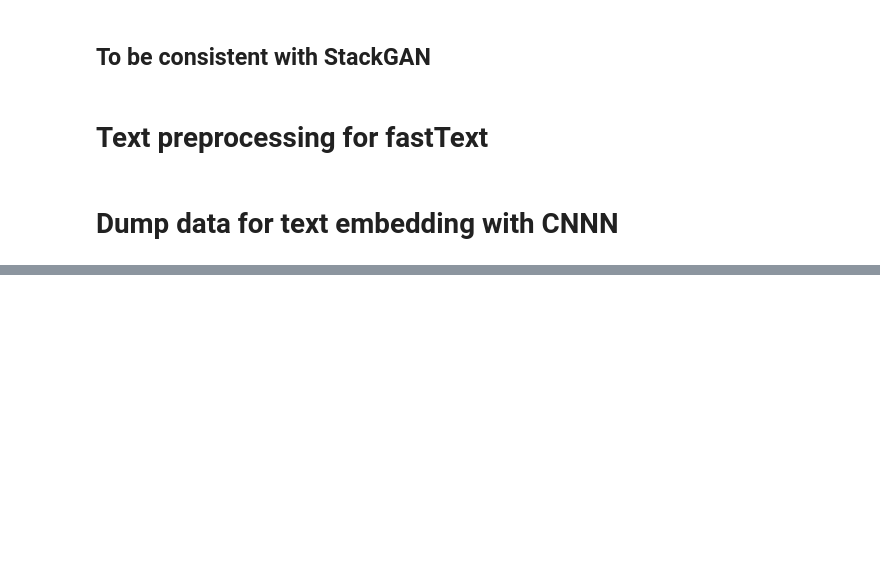
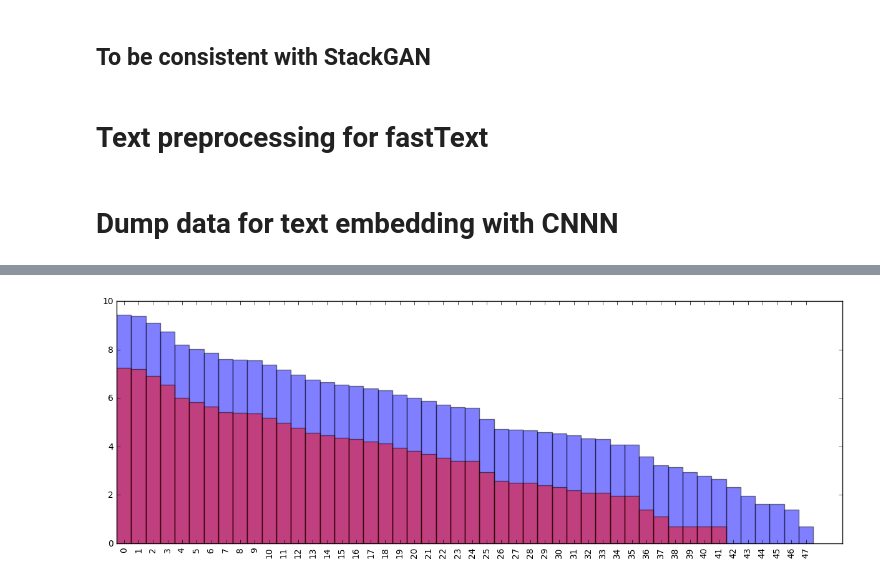
Before and after one commit to 1o0ko/StackGAN, a Jupyter notebook: notebook/data_exploration.ipynb, the cells around one changed output, grey strips where cells are left out. Saved outputs shown, nothing was run; the diff lists cells and outputs as text; code cells hidden in the pictures; blank space fills up the shorter version.

```diff
--- a/notebook/data_exploration.ipynb
+++ b/notebook/data_exploration.ipynb
@@ -242,0 +333,2 @@ dump_for_emmbeddings(data_set, OUTPUT, batch_size = BATH_SIZE, vocab=None)
+# %%
+data, labels, tokenizer = load_and_process('/data/classes_and_texts.txt', 10000, 70, True)
@@ -242,0 +353,18 @@ dump_for_emmbeddings(data_set, OUTPUT, batch_size = BATH_SIZE, vocab=None)
+# %%
+x_train, y_train, x_val, y_val = train_val_split(data, labels, 0.1)
+# %%
+train_c = Counter(np.argmax(y_train, axis=1)).most_common()
+val_c = Counter(np.argmax(y_val, axis=1)).most_common()
+# %%
+labels_t, values_t = zip(*train_c)
+labels_v, values_v = zip(*val_c)
+
+width = 1
+
+plt.figure(figsize=(15, 5))
+plt.bar(np.arange(len(labels_t)), np.log(values_t), width, alpha=0.5)
+plt.bar(np.arange(len(labels_v)), np.log(values_v), width, color = 'red', alpha=0.5)
+plt.xticks(indexes + width * 0.5, labels_t, rotation=90)
+plt.show()
+# %% [output]
+[figure, added]
```
Also changed, not shown: parts of 20 cells of this notebook, 1 other file.
